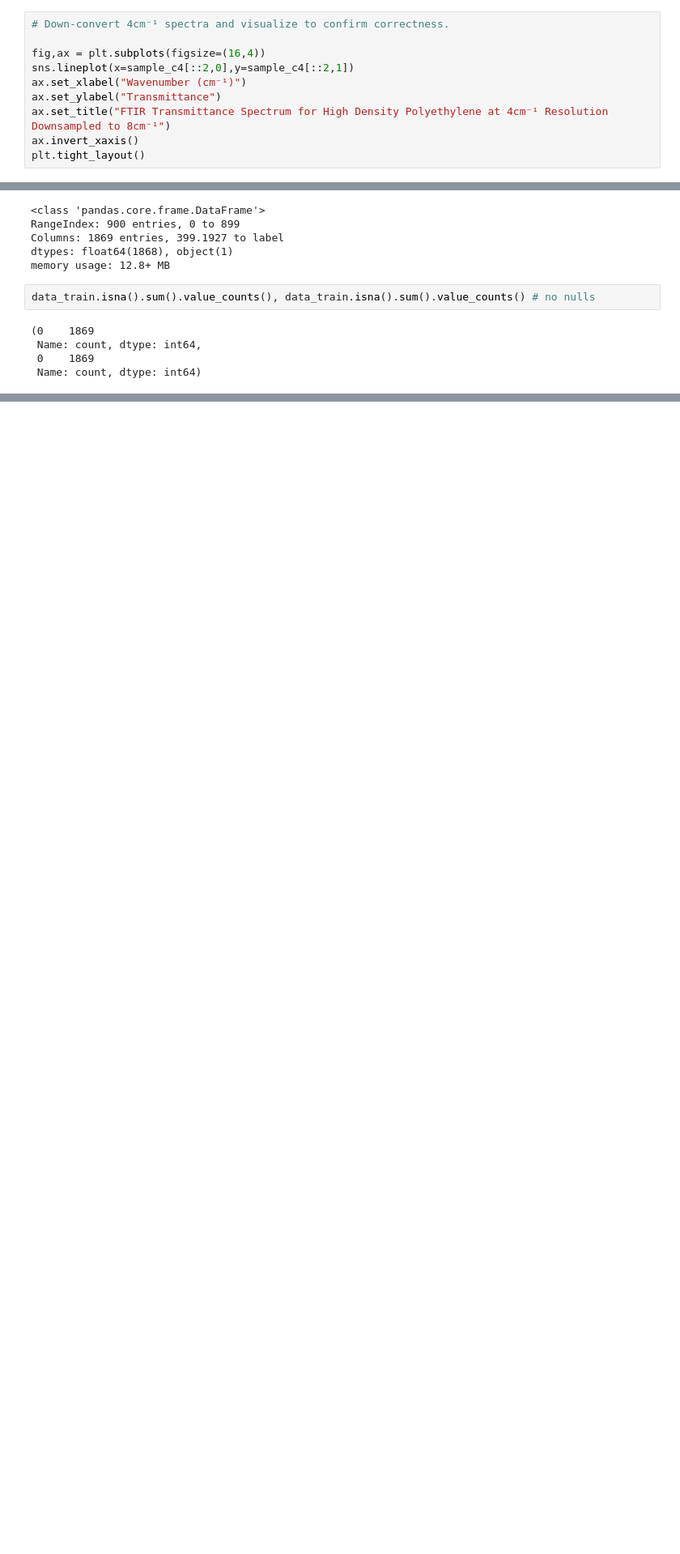
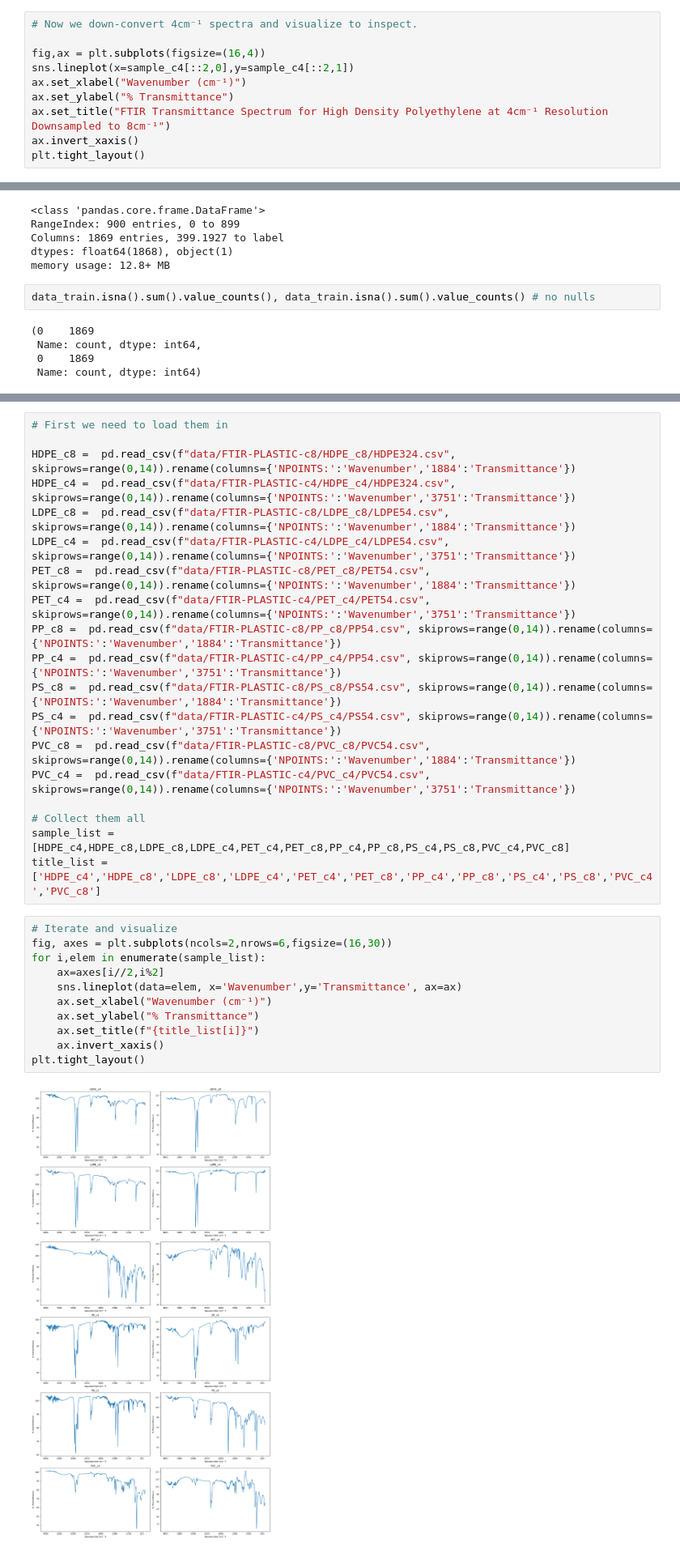
Before and after one commit to bocekout/LSTM_Classification_of_6_Plastics_From_FTIR_Spectra, a Jupyter notebook: EDA.ipynb, the cells around one changed output, grey strips where cells are left out. Shown at 81% size. Saved outputs shown, nothing was run; the diff lists cells and outputs as text; blank space fills up the shorter version.

```diff
--- a/EDA.ipynb
+++ b/EDA.ipynb
@@ -76,12 +68,12 @@ So, this is NOT gorgeous FTIR data - and that's ok! Transmissions obviously shou
 
 assert np.equal(sample_c4[::2,0],sample_c8[:-1,0]).all()
 # %%
-# Down-convert 4cm⁻¹ spectra and visualize to confirm correctness.
+# Now we down-convert 4cm⁻¹ spectra and visualize to inspect.
 
 fig,ax = plt.subplots(figsize=(16,4))
 sns.lineplot(x=sample_c4[::2,0],y=sample_c4[::2,1])
 ax.set_xlabel("Wavenumber (cm⁻¹)")
-ax.set_ylabel("Transmittance")
+ax.set_ylabel("% Transmittance")
 ax.set_title("FTIR Transmittance Spectrum for High Density Polyethylene at 4cm⁻¹ Resolution Downsampled to 8cm⁻¹")
 ax.invert_xaxis()
 plt.tight_layout()
@@ -372,0 +177,32 @@ Really good! HDPE and LDPE are genuinely hard to distinguish - I'm surprised the
+# %%
+# First we need to load them in
+
+HDPE_c8 =  pd.read_csv(f"data/FTIR-PLASTIC-c8/HDPE_c8/HDPE324.csv", skiprows=range(0,14)).rename(columns={'NPOINTS:':'Wavenumber','1884':'Transmittance'})
+HDPE_c4 =  pd.read_csv(f"data/FTIR-PLASTIC-c4/HDPE_c4/HDPE324.csv", skiprows=range(0,14)).rename(columns={'NPOINTS:':'Wavenumber','3751':'Transmittance'})
+LDPE_c8 =  pd.read_csv(f"data/FTIR-PLASTIC-c8/LDPE_c8/LDPE54.csv", skiprows=range(0,14)).rename(columns={'NPOINTS:':'Wavenumber','1884':'Transmittance'})
+LDPE_c4 =  pd.read_csv(f"data/FTIR-PLASTIC-c4/LDPE_c4/LDPE54.csv", skiprows=range(0,14)).rename(columns={'NPOINTS:':'Wavenumber','3751':'Transmittance'})
+PET_c8 =  pd.read_csv(f"data/FTIR-PLASTIC-c8/PET_c8/PET54.csv", skiprows=range(0,14)).rename(columns={'NPOINTS:':'Wavenumber','1884':'Transmittance'})
+PET_c4 =  pd.read_csv(f"data/FTIR-PLASTIC-c4/PET_c4/PET54.csv", skiprows=range(0,14)).rename(columns={'NPOINTS:':'Wavenumber','3751':'Transmittance'})
+PP_c8 =  pd.read_csv(f"data/FTIR-PLASTIC-c8/PP_c8/PP54.csv", skiprows=range(0,14)).rename(columns={'NPOINTS:':'Wavenumber','1884':'Transmittance'})
+PP_c4 =  pd.read_csv(f"data/FTIR-PLASTIC-c4/PP_c4/PP54.csv", skiprows=range(0,14)).rename(columns={'NPOINTS:':'Wavenumber','3751':'Transmittance'})
+PS_c8 =  pd.read_csv(f"data/FTIR-PLASTIC-c8/PS_c8/PS54.csv", skiprows=range(0,14)).rename(columns={'NPOINTS:':'Wavenumber','1884':'Transmittance'})
+PS_c4 =  pd.read_csv(f"data/FTIR-PLASTIC-c4/PS_c4/PS54.csv", skiprows=range(0,14)).rename(columns={'NPOINTS:':'Wavenumber','3751':'Transmittance'})
+PVC_c8 =  pd.read_csv(f"data/FTIR-PLASTIC-c8/PVC_c8/PVC54.csv", skiprows=range(0,14)).rename(columns={'NPOINTS:':'Wavenumber','1884':'Transmittance'})
+PVC_c4 =  pd.read_csv(f"data/FTIR-PLASTIC-c4/PVC_c4/PVC54.csv", skiprows=range(0,14)).rename(columns={'NPOINTS:':'Wavenumber','3751':'Transmittance'})
+
+# Collect them all
+sample_list = [HDPE_c4,HDPE_c8,LDPE_c8,LDPE_c4,PET_c4,PET_c8,PP_c4,PP_c8,PS_c4,PS_c8,PVC_c4,PVC_c8]
+title_list = ['HDPE_c4','HDPE_c8','LDPE_c8','LDPE_c4','PET_c4','PET_c8','PP_c4','PP_c8','PS_c4','PS_c8','PVC_c4','PVC_c8']
+# %%
+# Iterate and visualize
+fig, axes = plt.subplots(ncols=2,nrows=6,figsize=(16,30))
+for i,elem in enumerate(sample_list):
+    ax=axes[i//2,i%2]
+    sns.lineplot(data=elem, x='Wavenumber',y='Transmittance', ax=ax)
+    ax.set_xlabel("Wavenumber (cm⁻¹)")
+    ax.set_ylabel("% Transmittance")
+    ax.set_title(f"{title_list[i]}")
+    ax.invert_xaxis()
+plt.tight_layout()
+# %% [output]
+[figure, added]
```
Also changed, not shown: parts of 28 cells of this notebook.
